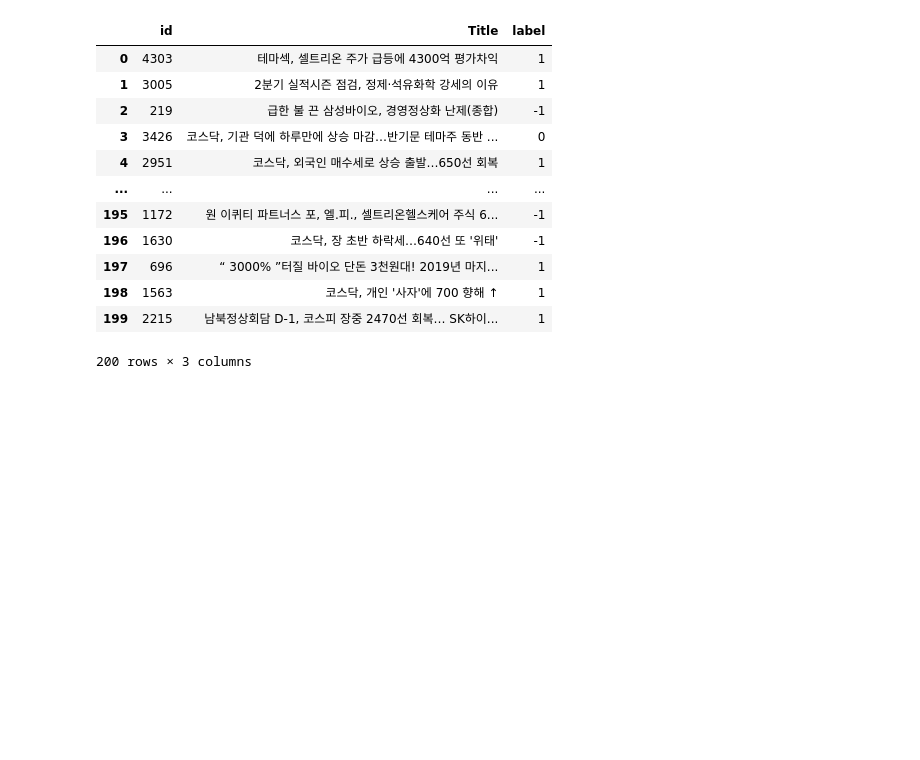
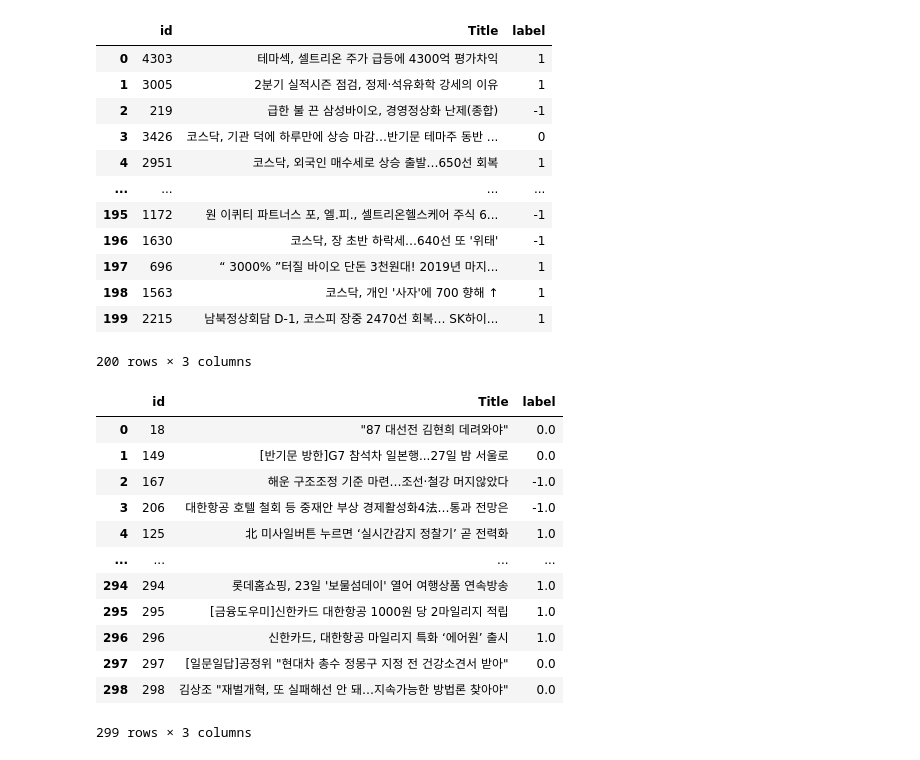
Before and after one commit to mins0022/stock_trading_agent, a Jupyter notebook: Sentiment Analysis/handmade_sentitest/뉴스 기사_감정분석_6종목_V2.ipynb, the cells around one changed output. Drawn from its saved outputs; the diff is of its cells as text; code cells hidden in the pictures; blank space fills up the shorter version.

```diff
--- a/Sentiment Analysis/handmade_sentitest/뉴스 기사_감정분석_6종목_V2.ipynb
+++ b/Sentiment Analysis/handmade_sentitest/뉴스 기사_감정분석_6종목_V2.ipynb
@@ -118,4 +107,25 @@ df_celt
 | 198 | 1563 | 코스닥, 개인 '사자'에 700 향해 ↑ | 1 |
 | 199 | 2215 | 남북정상회담 D-1, 코스피 장중 2470선 회복… SK하이... | 1 |
 200 rows × 3 columns
+# %%
+df_KAL = pd.read_csv('./trainingset/대한항공_testdata_300.csv', header=None)
+#df_celt=df_celt.head(200)
+# df_KAL=df_KAL.head(300)
+df_KAL=df_KAL.head(299)
+df_KAL.columns = ['id','Title','label']
+df_KAL
+# %% [output]
+|  | id | Title | label |
+| 0 | 18 | "87 대선전 김현희 데려와야" | 0.0 |
+| 1 | 149 | [반기문 방한]G7 참석차 일본행...27일 밤 서울로 | 0.0 |
+| 2 | 167 | 해운 구조조정 기준 마련…조선·철강 머지않았다 | -1.0 |
+| 3 | 206 | 대한항공 호텔 철회 등 중재안 부상 경제활성화4法…통과 전망은 | -1.0 |
+| 4 | 125 | 北 미사일버튼 누르면 ‘실시간감지 정찰기’ 곧 전력화 | 1.0 |
+| ... | ... | ... | ... |
+| 294 | 294 | 롯데홈쇼핑, 23일 '보물섬데이' 열어 여행상품 연속방송 | 1.0 |
+| 295 | 295 | [금융도우미]신한카드 대한항공 1000원 당 2마일리지 적립 | 1.0 |
+| 296 | 296 | 신한카드, 대한항공 마일리지 특화 ‘에어원’ 출시 | 1.0 |
+| 297 | 297 | [일문일답]공정위 "현대차 총수 정몽구 지정 전 건강소견서 받아" | 0.0 |
+| 298 | 298 | 김상조 "재벌개혁, 또 실패해선 안 돼…지속가능한 방법론 찾아야" | 0.0 |
+299 rows × 3 columns
 # %%
```
Also changed, not shown: parts of 38 cells of this notebook, 2 other files.
